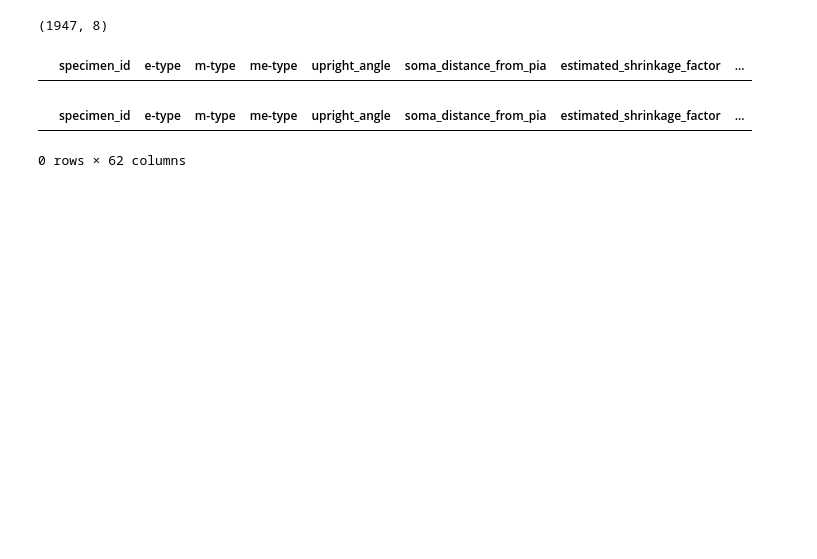
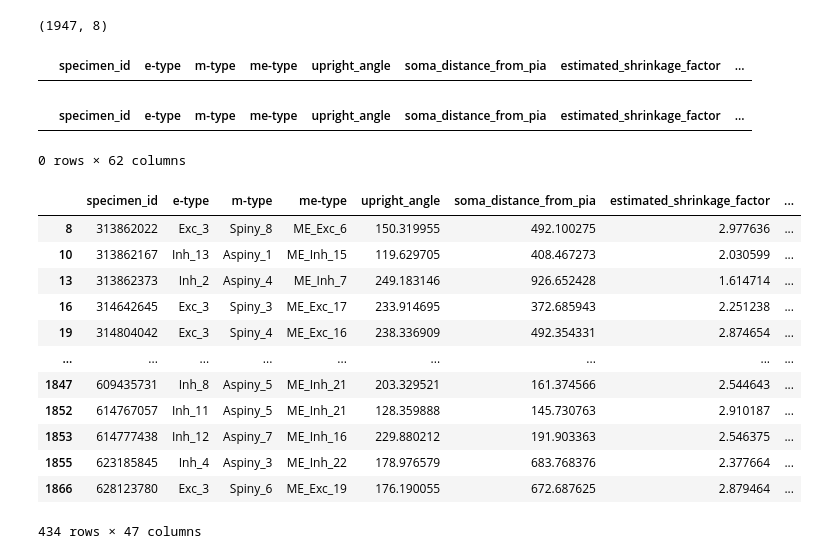
Before and after one commit to VeritatemAmo/firing_rate-cell_size, a Jupyter notebook: jupyter_notebooks/matching-cell_type-to-cells.ipynb, the cells around one changed output. Drawn from its saved outputs; the diff is of its cells as text; code cells hidden in the pictures; blank space fills up the shorter version.

Commit message:
adding cell type nomenclature information associated with individual cells

```diff
--- a/jupyter_notebooks/matching-cell_type-to-cells.ipynb
+++ b/jupyter_notebooks/matching-cell_type-to-cells.ipynb
@@ -55,3 +57,19 @@ drop_list=['specimen__id','donor__species','donor__name',
 lite_df.drop(drop_list,axis=1,inplace=True)
 # %%
 lite_df.to_csv('../result/cell_type_lite.tsv',sep='\t',index=False)
+# %%
+lite_df
+# %% [output]
+|  | specimen_id | e-type | m-type | me-type | upright_angle | soma_distance_from_pia | estimated_shrinkage_factor | ... |
+| 8 | 313862022 | Exc_3 | Spiny_8 | ME_Exc_6 | 150.319955 | 492.100275 | 2.977636 | ... |
+| 10 | 313862167 | Inh_13 | Aspiny_1 | ME_Inh_15 | 119.629705 | 408.467273 | 2.030599 | ... |
+| 13 | 313862373 | Inh_2 | Aspiny_4 | ME_Inh_7 | 249.183146 | 926.652428 | 1.614714 | ... |
+| 16 | 314642645 | Exc_3 | Spiny_3 | ME_Exc_17 | 233.914695 | 372.685943 | 2.251238 | ... |
+| 19 | 314804042 | Exc_3 | Spiny_4 | ME_Exc_16 | 238.336909 | 492.354331 | 2.874654 | ... |
+| ... | ... | ... | ... | ... | ... | ... | ... | ... |
+| 1847 | 609435731 | Inh_8 | Aspiny_5 | ME_Inh_21 | 203.329521 | 161.374566 | 2.544643 | ... |
+| 1852 | 614767057 | Inh_11 | Aspiny_5 | ME_Inh_21 | 128.359888 | 145.730763 | 2.910187 | ... |
+| 1853 | 614777438 | Inh_12 | Aspiny_7 | ME_Inh_16 | 229.880212 | 191.903363 | 2.546375 | ... |
+| 1855 | 623185845 | Inh_4 | Aspiny_3 | ME_Inh_22 | 178.976579 | 683.768376 | 2.377664 | ... |
+| 1866 | 628123780 | Exc_3 | Spiny_6 | ME_Exc_19 | 176.190055 | 672.687625 | 2.879464 | ... |
+434 rows × 47 columns
```
Also changed, not shown: parts of 7 cells of this notebook, 3 other files.
